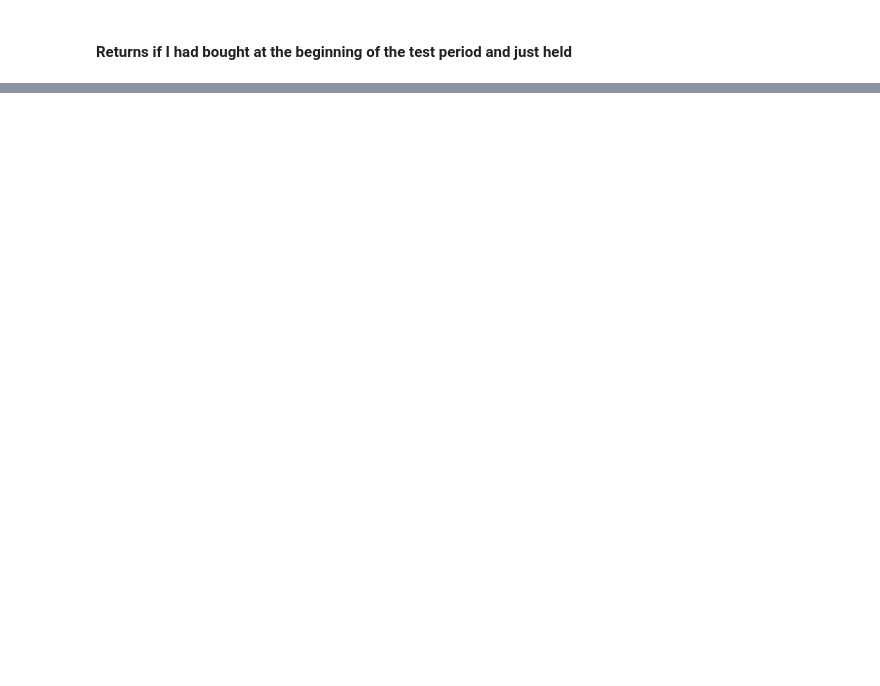
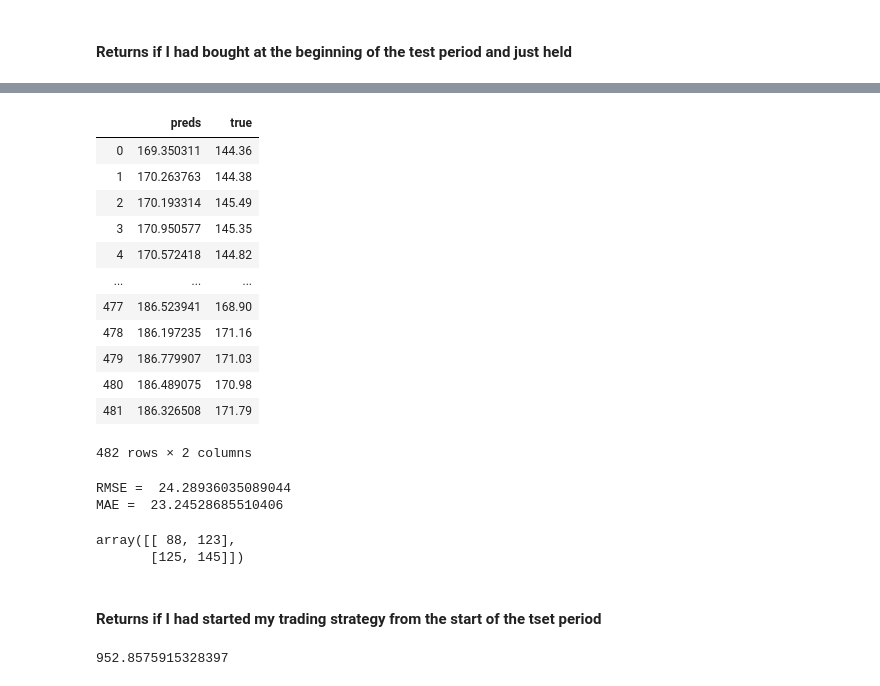
Before and after one commit to MKevinEvans/TensorFlow_stock_price_predictor, a Jupyter notebook: LSTM_Tensor_Flow_VTI.ipynb, the cells around one changed output, grey strips where cells are left out. Drawn from its saved outputs; the diff is of its cells as text; code cells hidden in the pictures; blank space fills up the shorter version.

```diff
--- a/LSTM_Tensor_Flow_VTI.ipynb
+++ b/LSTM_Tensor_Flow_VTI.ipynb
@@ -378,0 +403,8 @@ calc_returns(y_pred_outcomes, y_test_inv.flatten(), 1000)
+# %%
+full_history = full_model.fit(
+    X_full_train, y_full_train,
+    epochs=7,
+    batch_size=32,
+    validation_split=0.1,
+    shuffle=False
+)
@@ -378,0 +441,5 @@ calc_returns(y_pred_outcomes, y_test_inv.flatten(), 1000)
+# %%
+y_full_pred = full_model.predict(X_test)
+# %%
+y_test_inv = vti_full_transformer.inverse_transform(np.array(y_test_full).reshape(1, -1))
+y_full_pred_inv = vti_full_transformer.inverse_transform(y_full_pred)
@@ -378,0 +450,26 @@ calc_returns(y_pred_outcomes, y_test_inv.flatten(), 1000)
+# %%
+compare = pd.DataFrame()
+compare['preds'] = y_full_pred_inv.flatten()
+compare['true'] = y_test_inv.flatten()
+# %%
+compare
+# %% [output]
+|  | preds | true |
+| 0 | 169.350311 | 144.36 |
+| 1 | 170.263763 | 144.38 |
+| 2 | 170.193314 | 145.49 |
+| 3 | 170.950577 | 145.35 |
+| 4 | 170.572418 | 144.82 |
+| ... | ... | ... |
+| 477 | 186.523941 | 168.90 |
+| 478 | 186.197235 | 171.16 |
+| 479 | 186.779907 | 171.03 |
+| 480 | 186.489075 | 170.98 |
+| 481 | 186.326508 | 171.79 |
+482 rows × 2 columns
+# %%
+print("RMSE = ", np.sqrt(mean_squared_error(y_test_inv.flatten(), y_full_pred_inv.flatten())))
+print("MAE = ", mean_absolute_error(y_test_inv.flatten(), y_full_pred_inv.flatten()))
+# %% [output]
+RMSE =  24.28936035089044
+MAE =  23.24528685510406
@@ -378,0 +478,11 @@ calc_returns(y_pred_outcomes, y_test_inv.flatten(), 1000)
+# %%
+confusion_matrix(y_test_outcomes, y_full_pred_outcomes)
+# %% [output]
+array([[ 88, 123],
+       [125, 145]])
+# %% [markdown]
+#### Returns if I had started my trading strategy from the start of the tset period
+# %%
+calc_returns(y_full_pred_outcomes, y_test_inv.flatten(), 1000)
+# %% [output]
+952.8575915328397
```
Also changed, not shown: parts of 33 cells of this notebook.
